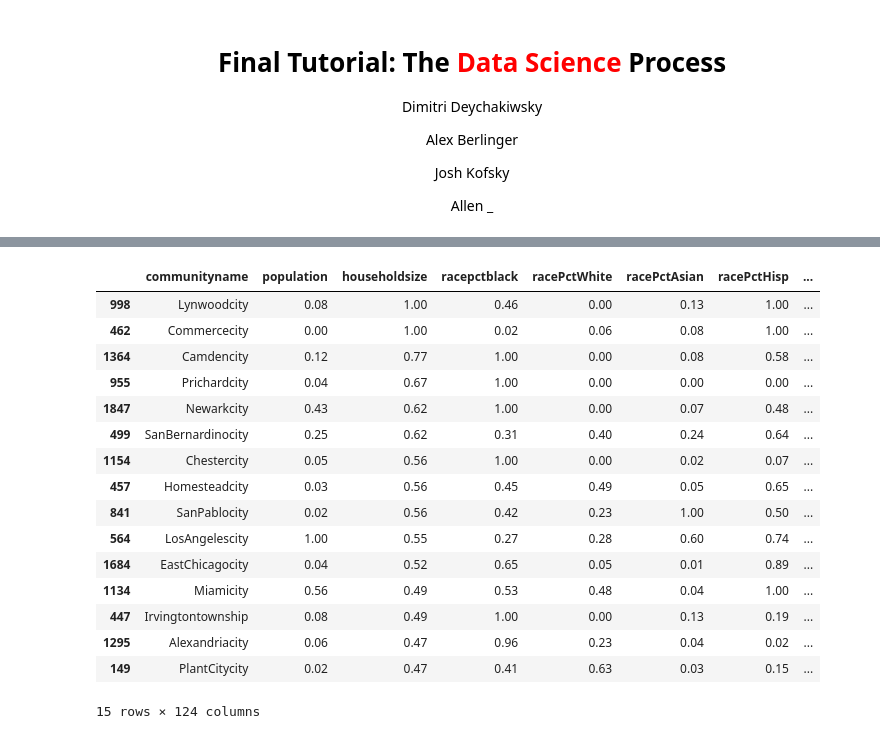
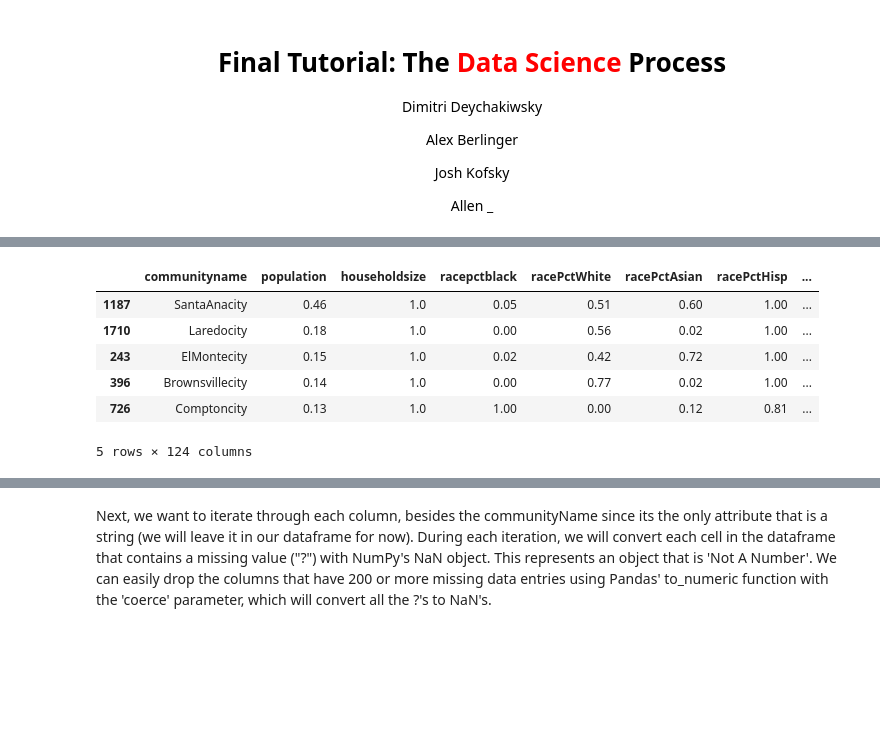
Before and after one commit to ddeychak/ddeychak.github.io, a Jupyter notebook: FinalTutorial - Gold Master.ipynb, the cells around one changed output, grey strips where cells are left out. Saved outputs shown, nothing was run; the diff lists cells and outputs as text; code cells hidden in the pictures; blank space fills up the shorter version.

```diff
--- a/FinalTutorial - Gold Master.ipynb
+++ b/FinalTutorial - Gold Master.ipynb
@@ -67,3 +63,17 @@ data.head(15)
+# %%
+data = data.sort_values(ascending=False, by=["householdsize","population"])
+
+data.drop(['state','county','community','fold'],1, inplace=True)
+
+data.head()
+# %% [output]
+|  | communityname | population | householdsize | racepctblack | racePctWhite | racePctAsian | racePctHisp | ... |
+| 1187 | SantaAnacity | 0.46 | 1.0 | 0.05 | 0.51 | 0.60 | 1.00 | ... |
+| 1710 | Laredocity | 0.18 | 1.0 | 0.00 | 0.56 | 0.02 | 1.00 | ... |
+| 243 | ElMontecity | 0.15 | 1.0 | 0.02 | 0.42 | 0.72 | 1.00 | ... |
+| 396 | Brownsvillecity | 0.14 | 1.0 | 0.00 | 0.77 | 0.02 | 1.00 | ... |
+| 726 | Comptoncity | 0.13 | 1.0 | 1.00 | 0.00 | 0.12 | 0.81 | ... |
+5 rows × 124 columns
 # %% [markdown]
 <h3 style="text-align: center;">Step 2: Data Processing</h3>
 <p style="text-align: center;">&nbsp;</p>
@@ -79,30 +89,8 @@ The normalization preserves rough ratios of values <i>within</i> an attribute (e
 <br><br><img src="https://preview.ibb.co/fkKk35/Screen_Shot_2017_05_08_at_10_58_41_PM.png" alt="" width="640" height="239" /></p>
 <br>
 <br>
-# %%
-data = data.sort_values(ascending=False, by=["ViolentCrimesPerPop","householdsize","population"])
-
-data.drop(['state','county','community','fold'],1, inplace=True)
-
-data.head(15)
-# %% [output]
-|  | communityname | population | householdsize | racepctblack | racePctWhite | racePctAsian | racePctHisp | ... |
-| 998 | Lynwoodcity | 0.08 | 1.00 | 0.46 | 0.00 | 0.13 | 1.00 | ... |
-| 462 | Commercecity | 0.00 | 1.00 | 0.02 | 0.06 | 0.08 | 1.00 | ... |
-| 1364 | Camdencity | 0.12 | 0.77 | 1.00 | 0.00 | 0.08 | 0.58 | ... |
-| 955 | Prichardcity | 0.04 | 0.67 | 1.00 | 0.00 | 0.00 | 0.00 | ... |
-| 1847 | Newarkcity | 0.43 | 0.62 | 1.00 | 0.00 | 0.07 | 0.48 | ... |
-| 499 | SanBernardinocity | 0.25 | 0.62 | 0.31 | 0.40 | 0.24 | 0.64 | ... |
-| 1154 | Chestercity | 0.05 | 0.56 | 1.00 | 0.00 | 0.02 | 0.07 | ... |
-| 457 | Homesteadcity | 0.03 | 0.56 | 0.45 | 0.49 | 0.05 | 0.65 | ... |
-| 841 | SanPablocity | 0.02 | 0.56 | 0.42 | 0.23 | 1.00 | 0.50 | ... |
-| 564 | LosAngelescity | 1.00 | 0.55 | 0.27 | 0.28 | 0.60 | 0.74 | ... |
-| 1684 | EastChicagocity | 0.04 | 0.52 | 0.65 | 0.05 | 0.01 | 0.89 | ... |
-| 1134 | Miamicity | 0.56 | 0.49 | 0.53 | 0.48 | 0.04 | 1.00 | ... |
-| 447 | Irvingtontownship | 0.08 | 0.49 | 1.00 | 0.00 | 0.13 | 0.19 | ... |
-| 1295 | Alexandriacity | 0.06 | 0.47 | 0.96 | 0.23 | 0.04 | 0.02 | ... |
-| 149 | PlantCitycity | 0.02 | 0.47 | 0.41 | 0.63 | 0.03 | 0.15 | ... |
-15 rows × 124 columns
+# %% [markdown]
+Next, we want to iterate through each column, besides the communityName since its the only attribute that is a string (we will leave it in our dataframe for now). During each iteration, we will convert each cell in the dataframe that contains a missing value ("?") with NumPy's NaN object. This represents an object that is 'Not A Number'. We can easily drop the columns that have 200 or more missing data entries using Pandas' to_numeric function with the 'coerce' parameter, which will convert all the ?'s to NaN's.
 # %%
 for col in data.drop('communityname',1):
     data[col]= pd.to_numeric(data[col], errors='coerce')
```
Also changed, not shown: parts of 12 cells of this notebook.
